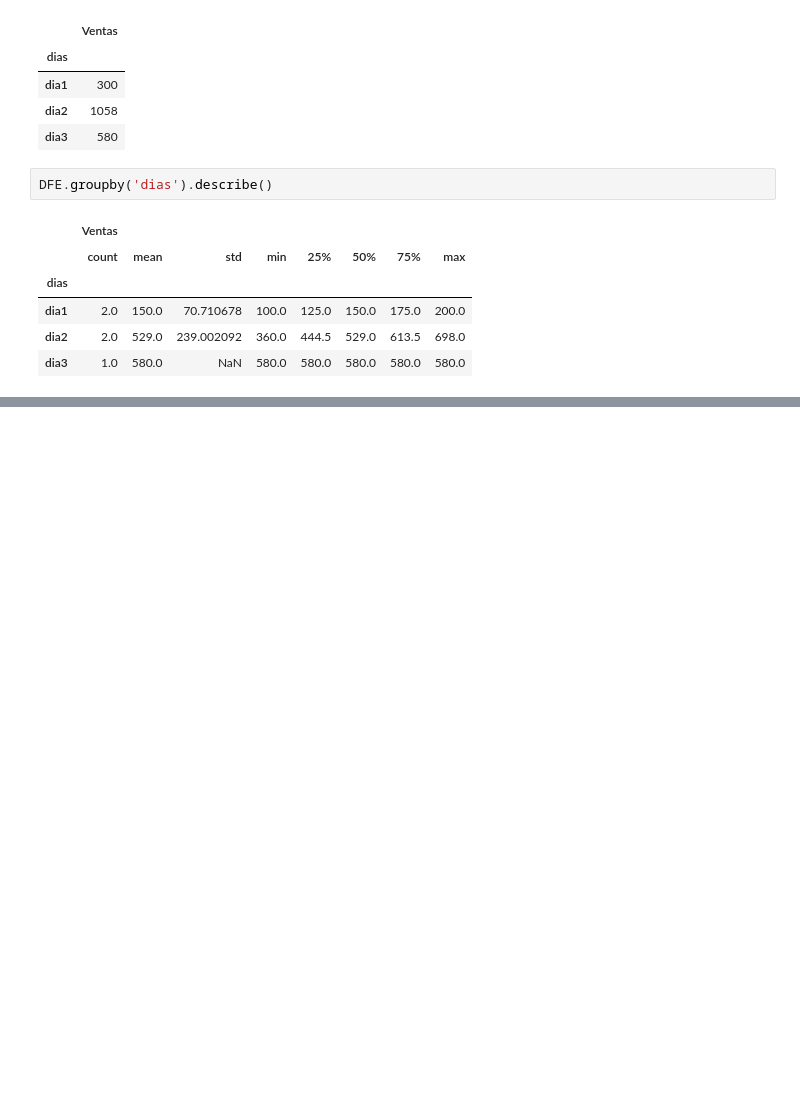
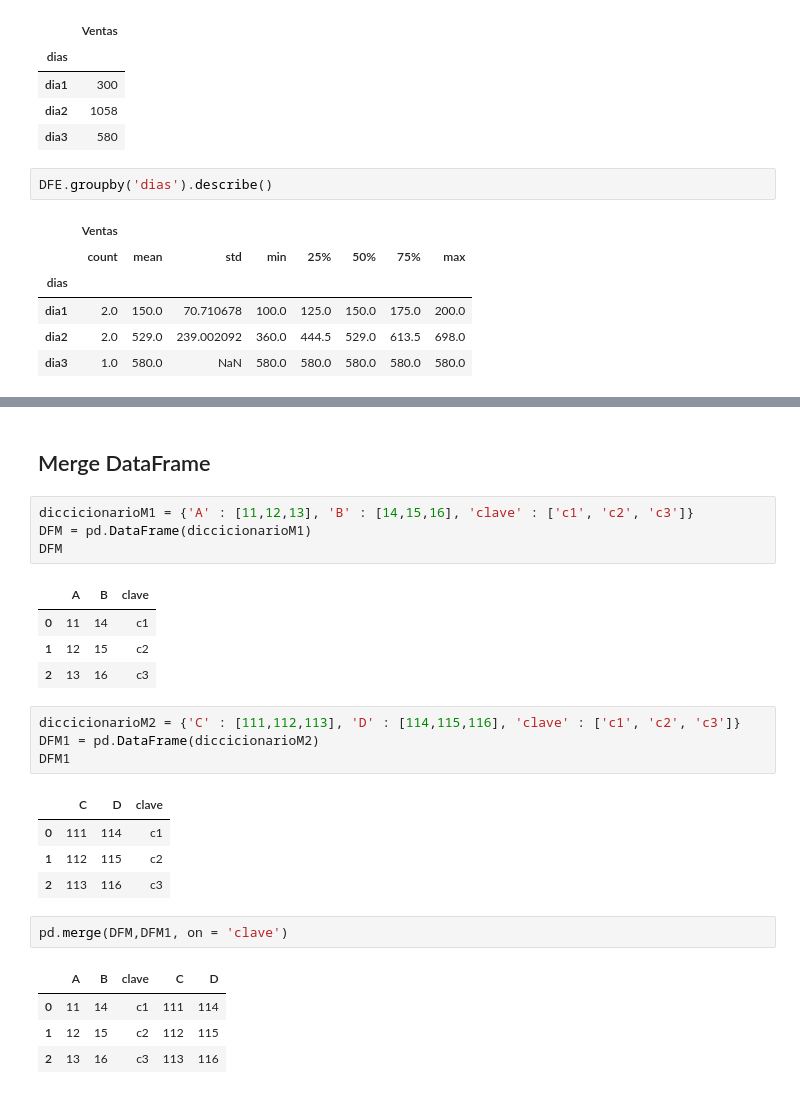
Before and after one commit to juandifs00/Trabajos_Personales, a Jupyter notebook: Curso_ML_Python/dataframes.ipynb, the cells around one changed output, grey strips where cells are left out. Cells and saved outputs as stored; diff of their text form; blank space fills up the shorter version.

Commit message:
Combinación y Merge de DF

```diff
--- a/Curso_ML_Python/dataframes.ipynb
+++ b/Curso_ML_Python/dataframes.ipynb
@@ -268,0 +306,27 @@ DFE.groupby('dias').describe()
+# %% [markdown]
+## Merge DataFrame
+# %%
+diccicionarioM1 = {'A' : [11,12,13], 'B' : [14,15,16], 'clave' : ['c1', 'c2', 'c3']}
+DFM = pd.DataFrame(diccicionarioM1)
+DFM
+# %% [output]
+|  | A | B | clave |
+| 0 | 11 | 14 | c1 |
+| 1 | 12 | 15 | c2 |
+| 2 | 13 | 16 | c3 |
+# %%
+diccicionarioM2 = {'C' : [111,112,113], 'D' : [114,115,116], 'clave' : ['c1', 'c2', 'c3']}
+DFM1 = pd.DataFrame(diccicionarioM2)
+DFM1
+# %% [output]
+|  | C | D | clave |
+| 0 | 111 | 114 | c1 |
+| 1 | 112 | 115 | c2 |
+| 2 | 113 | 116 | c3 |
+# %%
+pd.merge(DFM,DFM1, on = 'clave')
+# %% [output]
+|  | A | B | clave | C | D |
+| 0 | 11 | 14 | c1 | 111 | 114 |
+| 1 | 12 | 15 | c2 | 112 | 115 |
+| 2 | 13 | 16 | c3 | 113 | 116 |
```
Also changed, not shown: parts of 5 cells of this notebook.
